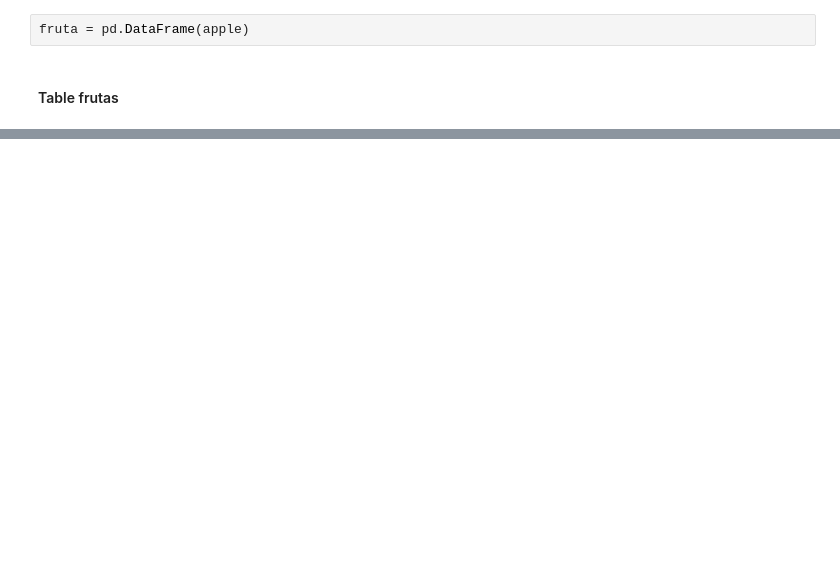
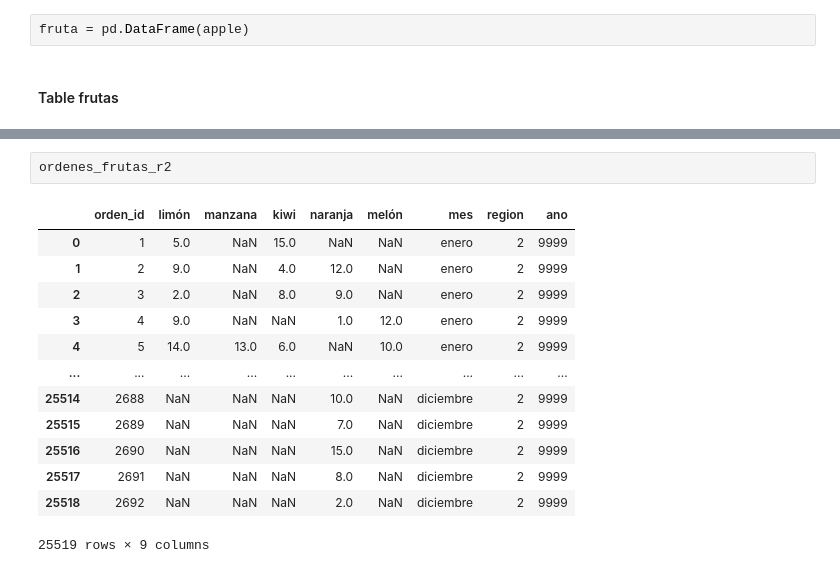
Before and after one commit to Benjaminsantander/datos_masivos, a Jupyter notebook: Tarea 1/Limpieza de Datos por Region.ipynb, the cells around one changed output, grey strips where cells are left out. Cells and saved outputs as stored; diff of their text form; blank space fills up the shorter version.

```diff
--- a/Tarea 1/Limpieza de Datos por Region.ipynb
+++ b/Tarea 1/Limpieza de Datos por Region.ipynb
@@ -142,0 +186,16 @@ def concat_masivo(data)
+# %%
+ordenes_frutas_r2
+# %% [output]
+|  | orden_id | limón | manzana | kiwi | naranja | melón | mes | region | ano |
+| 0 | 1 | 5.0 | NaN | 15.0 | NaN | NaN | enero | 2 | 9999 |
+| 1 | 2 | 9.0 | NaN | 4.0 | 12.0 | NaN | enero | 2 | 9999 |
+| 2 | 3 | 2.0 | NaN | 8.0 | 9.0 | NaN | enero | 2 | 9999 |
+| 3 | 4 | 9.0 | NaN | NaN | 1.0 | 12.0 | enero | 2 | 9999 |
+| 4 | 5 | 14.0 | 13.0 | 6.0 | NaN | 10.0 | enero | 2 | 9999 |
+| ... | ... | ... | ... | ... | ... | ... | ... | ... | ... |
+| 25514 | 2688 | NaN | NaN | NaN | 10.0 | NaN | diciembre | 2 | 9999 |
+| 25515 | 2689 | NaN | NaN | NaN | 7.0 | NaN | diciembre | 2 | 9999 |
+| 25516 | 2690 | NaN | NaN | NaN | 15.0 | NaN | diciembre | 2 | 9999 |
+| 25517 | 2691 | NaN | NaN | NaN | 8.0 | NaN | diciembre | 2 | 9999 |
+| 25518 | 2692 | NaN | NaN | NaN | 2.0 | NaN | diciembre | 2 | 9999 |
+25519 rows × 9 columns
```
Also changed, not shown: parts of 23 cells of this notebook.
